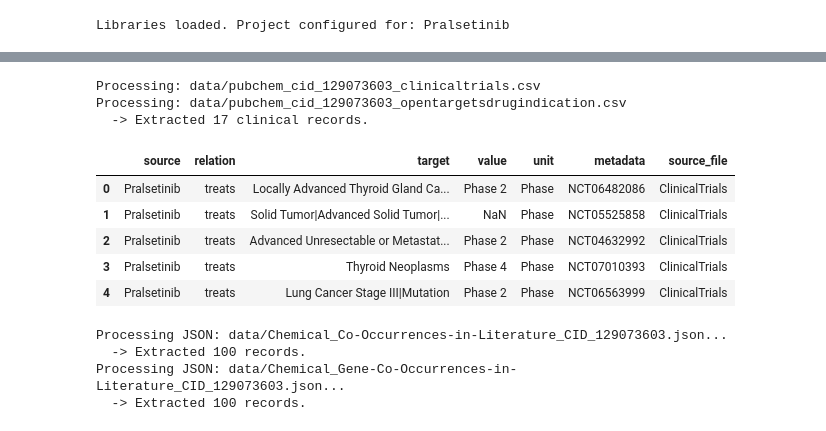
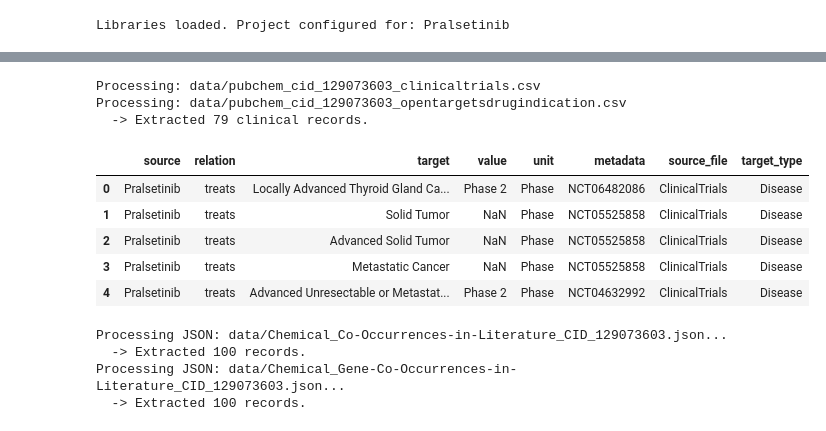
Before and after one commit to Ishaanbal/DSC180B-B23-Knowledge-Graph-and-Biomedical-Ontology, a Jupyter notebook: data_extraction.ipynb, the cells around one changed output, grey strips where cells are left out. Saved outputs shown, nothing was run; the diff lists cells and outputs as text; code cells hidden in the pictures.

```diff
--- a/data_extraction.ipynb
+++ b/data_extraction.ipynb
@@ -103,54 +115,68 @@ def process_clinical_and_indications(file_clinical, file_opentargets):
         print(f"Processing: {file_clinical}")
         df1 = pd.read_csv(file_clinical)
         # Extract 'Conditions' and 'Phase'
+        temp1 = df1[['Conditions', 'Phase', 'CTID']].copy()
+        temp1['Conditions'] = temp1['Conditions'].fillna('').str.split('|')
+        temp1 = temp1.explode('Conditions')
+        temp1['Conditions'] = temp1['Conditions'].str.strip()
+        temp1 = temp1[temp1['Conditions'] != '']
+
         temp1 = pd.DataFrame({
             'source': DRUG_NAME,
             'relation': 'treats',
-            'target': df1['Conditions'],
-            'value': df1['Phase'],
+            'target': temp1['Conditions'],
+            'value': temp1['Phase'],
             'unit': 'Phase',
-            'metadata': df1['CTID'],
-            'source_file': 'ClinicalTrials'
+            'metadata': temp1['CTID'],
+            'source_file': 'ClinicalTrials',
+            'target_type': 'Disease'
         })
         edges_list.append(temp1)
 
     # 2. OpenTargets
     if os.path.exists(file_opentargets):
         print(f"Processing: {file_opentargets}")
         df2 = pd.read_csv(file_opentargets)
         # Extract 'Indication' and 'Max_Phase'
+        temp2 = df2[['Indication', 'Max_Phase']].copy()
+        temp2['Indication'] = temp2['Indication'].fillna('').str.split('|')
+        temp2 = temp2.explode('Indication')
+        temp2['Indication'] = temp2['Indication'].str.strip()
+        temp2 = temp2[temp2['Indication'] != '']
+
         temp2 = pd.DataFrame({
             'source': DRUG_NAME,
             'relation': 'treats',
-            'target': df2['Indication'],
-            'value': df2['Max_Phase'],
+            'target': temp2['Indication'],
+            'value': temp2['Max_Phase'],
             'unit': 'Phase',
             'metadata': 'OpenTargets',
-            'source_file': 'OpenTargets'
+            'source_file': 'OpenTargets',
+            'target_type': 'Disease'
         })
         edges_list.append(temp2)
 
     if edges_list:
         combined = pd.concat(edges_list, ignore_index=True)
         print(f"  -> Extracted {len(combined)} clinical records.")
         return combined
     else:
         return pd.DataFrame()
 
 # Run
 df_clinical = process_clinical_and_indications(
     DATA_FILEPATH + "pubchem_cid_129073603_clinicaltrials.csv",
     DATA_FILEPATH + "pubchem_cid_129073603_opentargetsdrugindication.csv"
 )
 df_clinical.head()
 # %% [output]
 Processing: data/pubchem_cid_129073603_clinicaltrials.csv
 Processing: data/pubchem_cid_129073603_opentargetsdrugindication.csv
-  -> Extracted 17 clinical records.
+  -> Extracted 79 clinical records.
-|  | source | relation | target | value | unit | metadata | source_file |
-| 0 | Pralsetinib | treats | Locally Advanced Thyroid Gland Ca... | Phase 2 | Phase | NCT06482086 | ClinicalTrials |
-| 1 | Pralsetinib | treats | Solid Tumor|Advanced Solid Tumor|... | NaN | Phase | NCT05525858 | ClinicalTrials |
-| 2 | Pralsetinib | treats | Advanced Unresectable or Metastat... | Phase 2 | Phase | NCT04632992 | ClinicalTrials |
-| 3 | Pralsetinib | treats | Thyroid Neoplasms | Phase 4 | Phase | NCT07010393 | ClinicalTrials |
-| 4 | Pralsetinib | treats | Lung Cancer Stage III|Mutation | Phase 2 | Phase | NCT06563999 | ClinicalTrials |
+|  | source | relation | target | value | unit | metadata | source_file | target_type |
+| 0 | Pralsetinib | treats | Locally Advanced Thyroid Gland Ca... | Phase 2 | Phase | NCT06482086 | ClinicalTrials | Disease |
+| 1 | Pralsetinib | treats | Solid Tumor | NaN | Phase | NCT05525858 | ClinicalTrials | Disease |
+| 2 | Pralsetinib | treats | Advanced Solid Tumor | NaN | Phase | NCT05525858 | ClinicalTrials | Disease |
+| 3 | Pralsetinib | treats | Metastatic Cancer | NaN | Phase | NCT05525858 | ClinicalTrials | Disease |
+| 4 | Pralsetinib | treats | Advanced Unresectable or Metastat... | Phase 2 | Phase | NCT04632992 | ClinicalTrials | Disease |
 # %%
```
Also changed, not shown: parts of 7 cells of this notebook, 13 other files.
